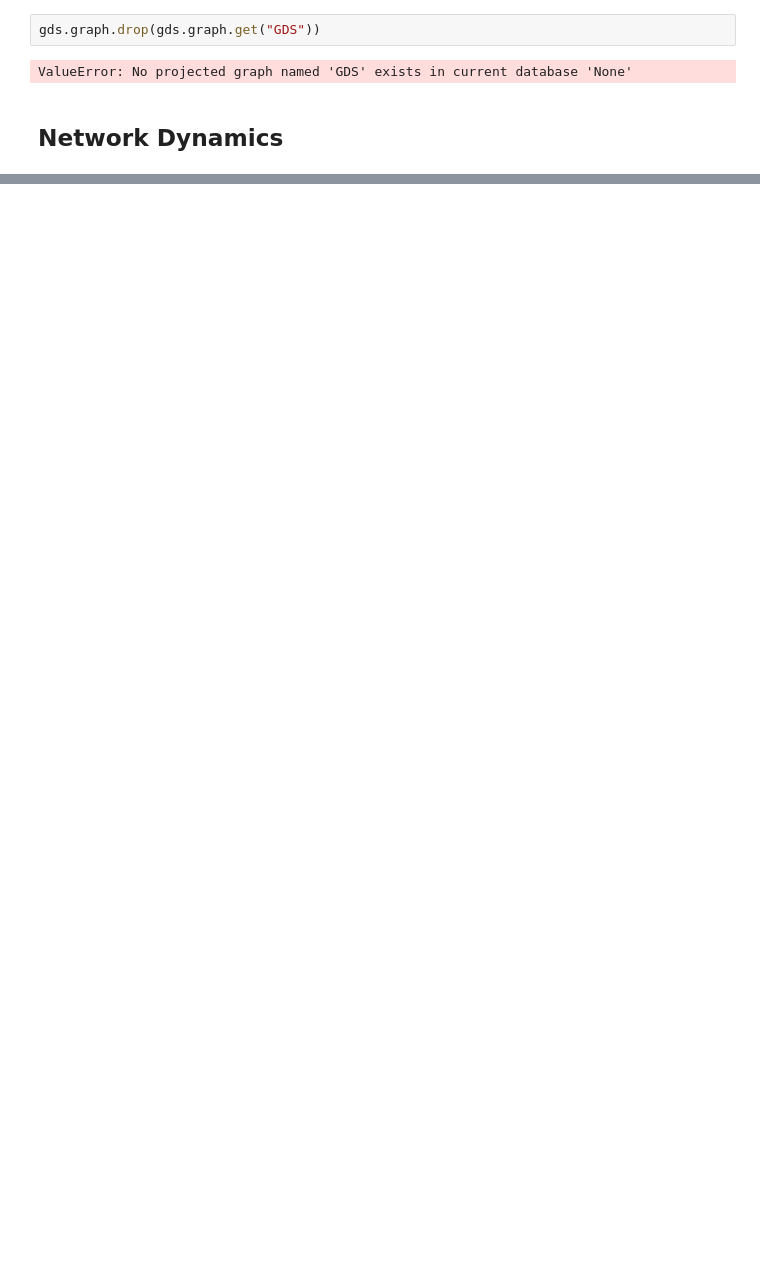
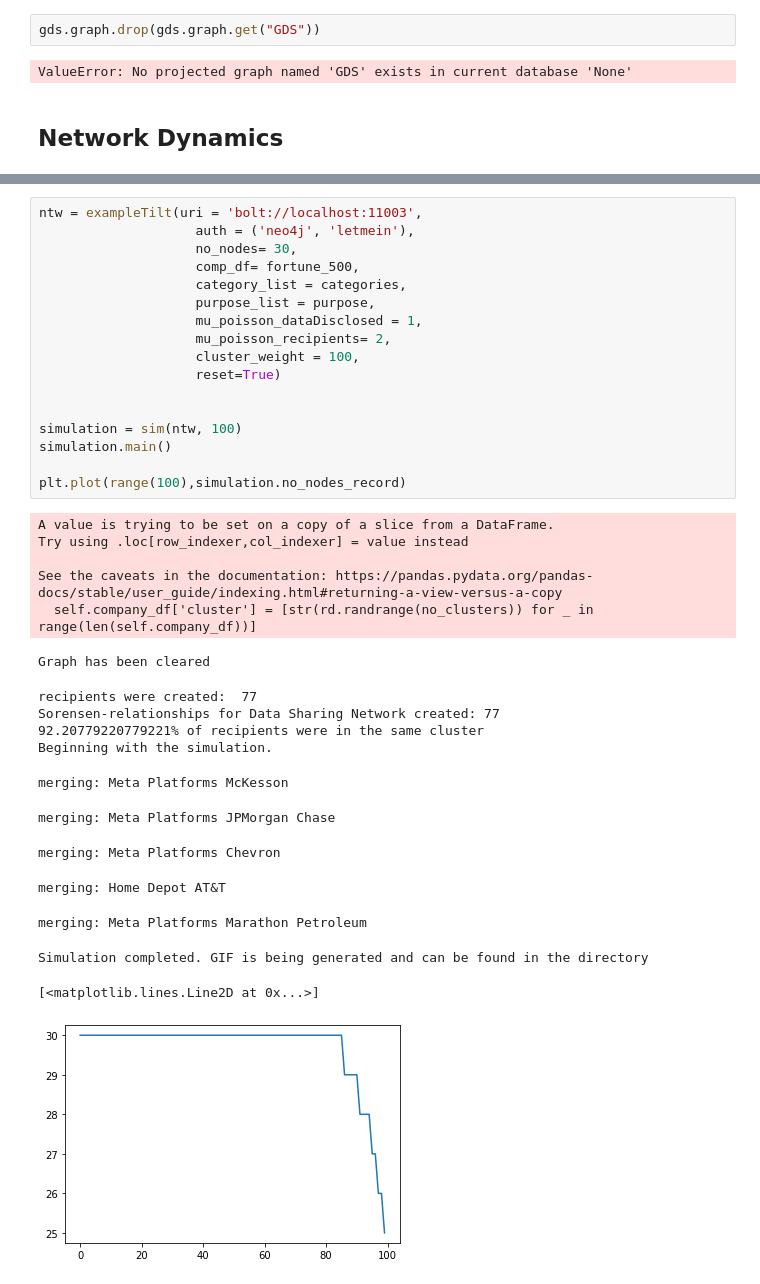
Before and after one commit to Transparency-Information-Language/tilt-graph-analyis, a Jupyter notebook: fake_data.ipynb, the cells around one changed output, grey strips where cells are left out. Saved outputs shown, nothing was run; the diff lists cells and outputs as text; blank space fills up the shorter version.

```diff
--- a/fake_data.ipynb
+++ b/fake_data.ipynb
@@ -958,0 +990,36 @@ Beginning with the simulation.
+# %%
+ntw = exampleTilt(uri = 'bolt://localhost:11003',
+                    auth = ('neo4j', 'letmein'),
+                    no_nodes= 30,
+                    comp_df= fortune_500,
+                    category_list = categories,
+                    purpose_list = purpose,
+                    mu_poisson_dataDisclosed = 1,
+                    mu_poisson_recipients= 2,
+                    cluster_weight = 100,
+                    reset=True)
+
+
+simulation = sim(ntw, 100)
+simulation.main()
+
+plt.plot(range(100),simulation.no_nodes_record)
+# %% [output]
+A value is trying to be set on a copy of a slice from a DataFrame.
+Try using .loc[row_indexer,col_indexer] = value instead
+
+See the caveats in the documentation: https://pandas.pydata.org/pandas-docs/stable/user_guide/indexing.html#returning-a-view-versus-a-copy
+  self.company_df['cluster'] = [str(rd.randrange(no_clusters)) for _ in range(len(self.company_df))]
+Graph has been cleared
+recipients were created:  77
+Sorensen-relationships for Data Sharing Network created: 77
+92.20779220779221% of recipients were in the same cluster
+Beginning with the simulation.
+merging: Meta Platforms McKesson
+merging: Meta Platforms JPMorgan Chase
+merging: Meta Platforms Chevron
+merging: Home Depot AT&T
+merging: Meta Platforms Marathon Petroleum
+Simulation completed. GIF is being generated and can be found in the directory
+[<matplotlib.lines.Line2D at 0x...>]
+[figure, added]
```
Also changed, not shown: parts of 13 cells of this notebook, 2 other files.
